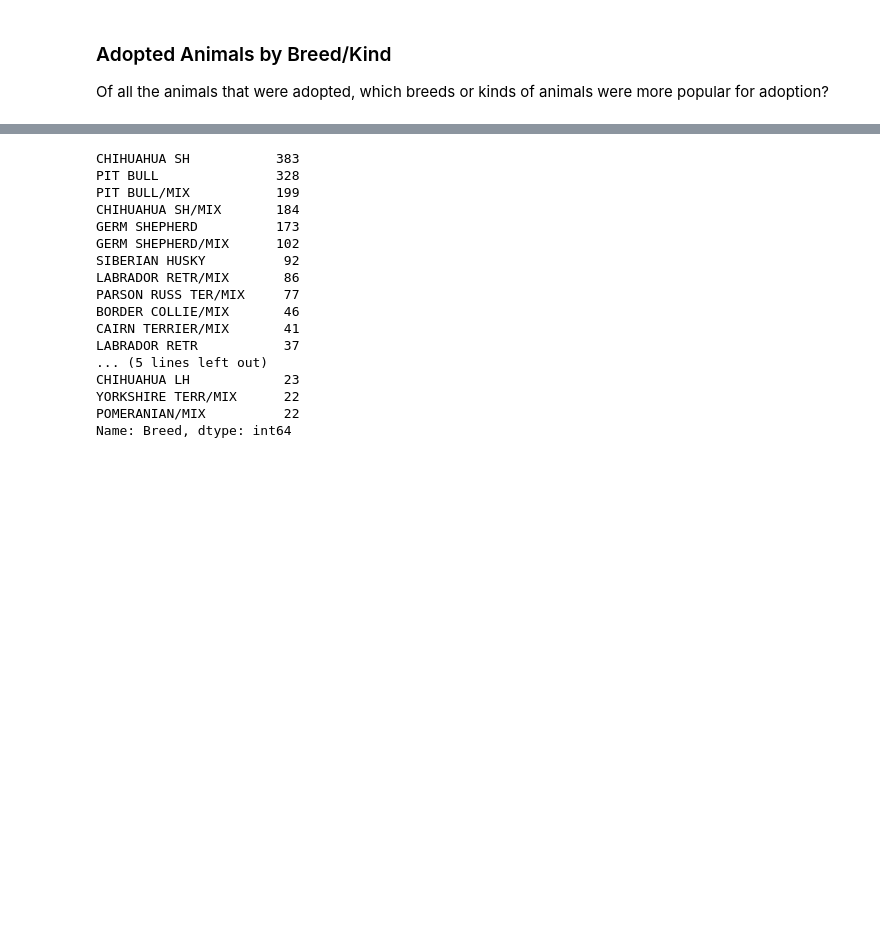
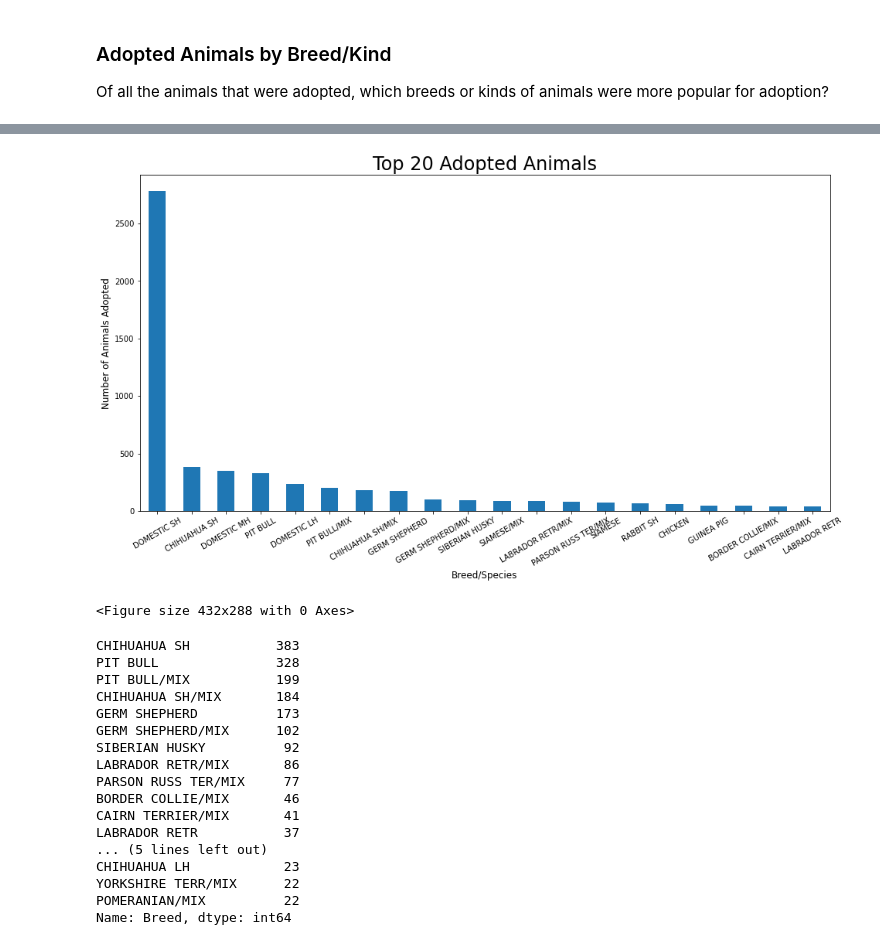
Before and after one commit to MenardCayabyab/Project3, a Jupyter notebook: Project 3 Sketchbook.ipynb, the cells around one changed output, grey strips where cells are left out. Cells and saved outputs as stored; diff of their text form; code cells hidden in the pictures; blank space fills up the shorter version.

Commit message:
updated notebook and visuals

```diff
--- a/Project 3 Sketchbook.ipynb
+++ b/Project 3 Sketchbook.ipynb
@@ -295,3 +295,7 @@ plt.show()
 ### Adopted Animals by Breed/Kind
 
 Of all the animals that were adopted, which breeds or kinds of animals were more popular for adoption?
+# %%
+alltopbreeds = SCAS_data.loc[SCAS_data["Outcome Type"] == "ADOPTION"]
+alltopbreeds = alltopbreeds["Breed"].value_counts().head(20)
+alltopbreeds
@@ -298,3 +320,15 @@ Of all the animals that were adopted, which breeds or kinds of animals were more
+# %%
+TopAdopted_All = alltopbreeds.plot(kind="bar",figsize=(16,8))
+TopAdopted_All.set_xlabel("Breed/Species",fontsize=12)
+TopAdopted_All.set_ylabel("Number of Animals Adopted", fontsize=12)
+plt.xticks(rotation=30)
+plt.title("Top 20 Adopted Animals", fontsize=24)
+plt.savefig("images/Top20Breeds_All.jpg")
+plt.show()
+plt.tight_layout()
+# %% [output]
+[figure, added]
+<Figure size 432x288 with 0 Axes>
 # %%
 adoptedDogs = SCAS_dogs.loc[SCAS_dogs["Outcome Type"] == "ADOPTION"]
 adoptedDogs_breeds = adoptedDogs["Breed"].value_counts()
```
Also changed, not shown: parts of 3 cells of this notebook, 3 other files.
